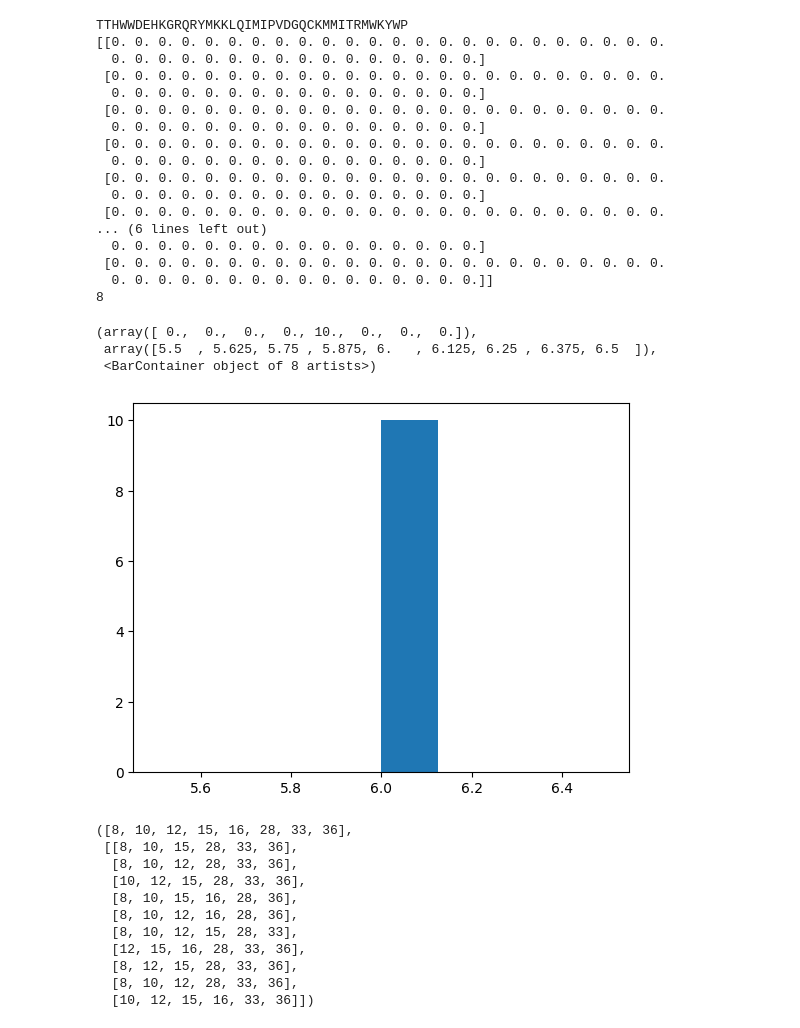
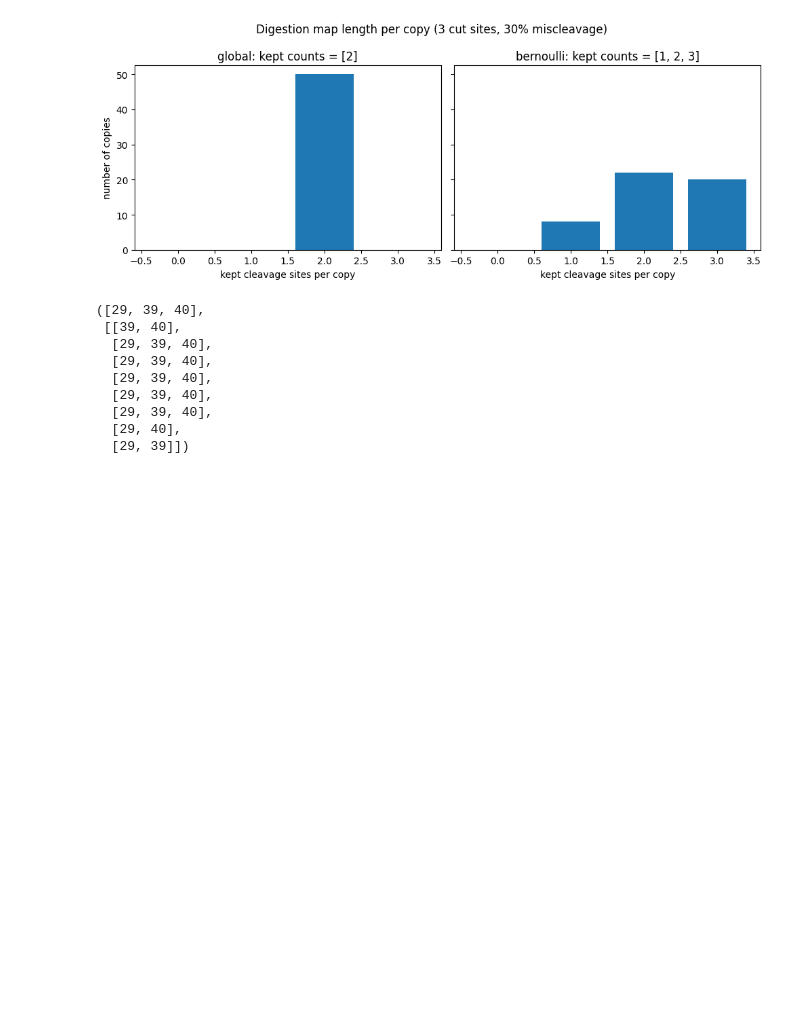
Before and after one commit to pcruzparri/QuantProteomicsSimBox, a Jupyter notebook: src/quantproteomicssimbox/playground.ipynb, the cells around one changed output. Saved outputs shown, nothing was run; the diff lists cells and outputs as text; code cells hidden in the pictures; blank space fills up the shorter version.

```diff
--- a/src/quantproteomicssimbox/playground.ipynb
+++ b/src/quantproteomicssimbox/playground.ipynb
@@ -13,50 +15,37 @@ from quantproteomicssimbox import experiment
 # %%
-generator = protgen.ProteinGenerator()
+# digest() forks on `miscleavage_model` (protgen.MISCLEAVAGE_MODELS):
+#   "global"    -> miss exactly round(rate * n_sites) cuts per copy  -> FIXED-length digestion map
+#   "bernoulli" -> miss each cut independently with probability rate  -> VARIABLE-length digestion map
+seq = protgen.ProteinGenerator(rng=np.random.default_rng(0)).generate_sequence(60)
 
-protein = generator.generate_protein(40)
-protein.set_quantification(10, miscleavage_rate=0.20)
-print(protein.sequence)
-print(protein.mod_table)
-num_digestion_sites = len(protein.digestion_sites)
-print(num_digestion_sites)
-plt.hist(list(map(lambda x: len(x), protein.digestion_map)), bins=num_digestion_sites)
+fig, axes = plt.subplots(1, 2, figsize=(10, 4), sharey=True)
+for ax, model in zip(axes, ("global", "bernoulli")):
+    protein = protgen.Protein(seq, rng=np.random.default_rng(0))
+    protein.set_quantification(50, miscleavage_rate=0.30, miscleavage_model=model)
+    num_sites = len(protein.digestion_sites)
+    kept_per_copy = [len(cuts) for cuts in protein.digestion_map]
+    ax.hist(kept_per_copy, bins=range(num_sites + 2), align="left", rwidth=0.8)
+    ax.set_title(f"{model}: kept counts = {sorted(set(kept_per_copy))}")
+    ax.set_xlabel("kept cleavage sites per copy")
+axes[0].set_ylabel("number of copies")
+fig.suptitle(f"Digestion map length per copy ({num_sites} cut sites, 30% miscleavage)")
+fig.tight_layout()
+plt.show()
 # %% [output]
-TTHWWDEHKGRQRYMKKLQIMIPVDGQCKMMITRMWKYWP
-[[0. 0. 0. 0. 0. 0. 0. 0. 0. 0. 0. 0. 0. 0. 0. 0. 0. 0. 0. 0. 0. 0. 0. 0.
-  0. 0. 0. 0. 0. 0. 0. 0. 0. 0. 0. 0. 0. 0. 0. 0.]
- [0. 0. 0. 0. 0. 0. 0. 0. 0. 0. 0. 0. 0. 0. 0. 0. 0. 0. 0. 0. 0. 0. 0. 0.
-  0. 0. 0. 0. 0. 0. 0. 0. 0. 0. 0. 0. 0. 0. 0. 0.]
- [0. 0. 0. 0. 0. 0. 0. 0. 0. 0. 0. 0. 0. 0. 0. 0. 0. 0. 0. 0. 0. 0. 0. 0.
-  0. 0. 0. 0. 0. 0. 0. 0. 0. 0. 0. 0. 0. 0. 0. 0.]
- [0. 0. 0. 0. 0. 0. 0. 0. 0. 0. 0. 0. 0. 0. 0. 0. 0. 0. 0. 0. 0. 0. 0. 0.
-  0. 0. 0. 0. 0. 0. 0. 0. 0. 0. 0. 0. 0. 0. 0. 0.]
- [0. 0. 0. 0. 0. 0. 0. 0. 0. 0. 0. 0. 0. 0. 0. 0. 0. 0. 0. 0. 0. 0. 0. 0.
-  0. 0. 0. 0. 0. 0. 0. 0. 0. 0. 0. 0. 0. 0. 0. 0.]
- [0. 0. 0. 0. 0. 0. 0. 0. 0. 0. 0. 0. 0. 0. 0. 0. 0. 0. 0. 0. 0. 0. 0. 0.
-... (6 lines left out)
-  0. 0. 0. 0. 0. 0. 0. 0. 0. 0. 0. 0. 0. 0. 0. 0.]
- [0. 0. 0. 0. 0. 0. 0. 0. 0. 0. 0. 0. 0. 0. 0. 0. 0. 0. 0. 0. 0. 0. 0. 0.
-  0. 0. 0. 0. 0. 0. 0. 0. 0. 0. 0. 0. 0. 0. 0. 0.]]
-8
-(array([ 0.,  0.,  0.,  0., 10.,  0.,  0.,  0.]),
- array([5.5  , 5.625, 5.75 , 5.875, 6.   , 6.125, 6.25 , 6.375, 6.5  ]),
- <BarContainer object of 8 artists>)
-[figure, old version]
+[figure, new version]
 # %%
-
-protein.digestion_sites, protein.digestion_map
+# peek at the last (bernoulli) protein: its cut sites and the first few per-copy kept-cut lists
+protein.digestion_sites, protein.digestion_map[:8]
 # %% [output]
-([8, 10, 12, 15, 16, 28, 33, 36],
- [[8, 10, 15, 28, 33, 36],
-  [8, 10, 12, 28, 33, 36],
-  [10, 12, 15, 28, 33, 36],
-  [8, 10, 15, 16, 28, 36],
-  [8, 10, 12, 16, 28, 36],
-  [8, 10, 12, 15, 28, 33],
-  [12, 15, 16, 28, 33, 36],
-  [8, 12, 15, 28, 33, 36],
-  [8, 10, 12, 28, 33, 36],
-  [10, 12, 15, 16, 33, 36]])
+([29, 39, 40],
+ [[39, 40],
+  [29, 39, 40],
+  [29, 39, 40],
+  [29, 39, 40],
+  [29, 39, 40],
+  [29, 39, 40],
+  [29, 40],
+  [29, 39]])
 # %% [markdown]
 ## Paper Explored Parameters
 ========================
```
Also changed, not shown: parts of 15 cells of this notebook, 11 other files.
